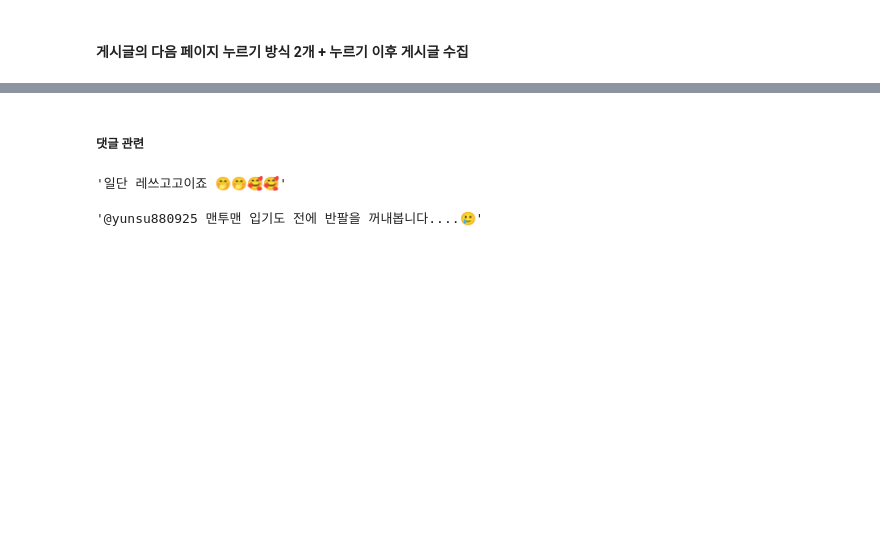
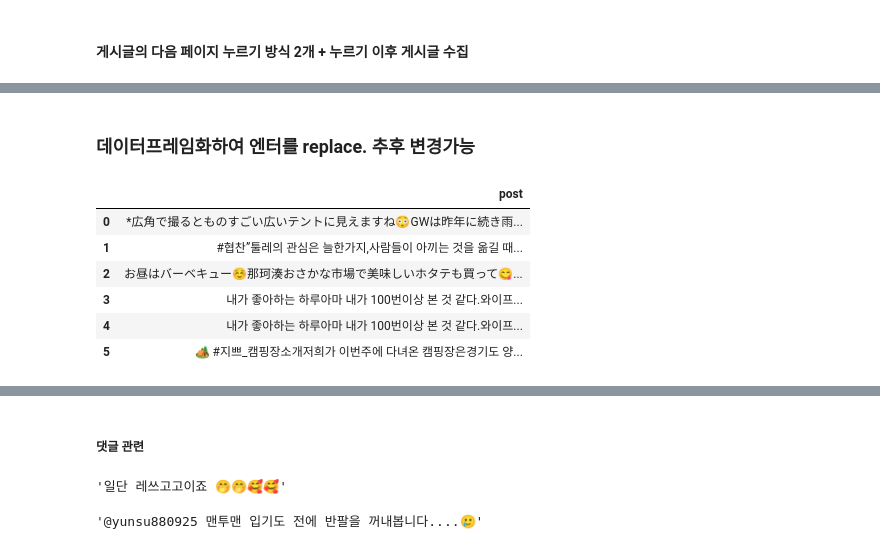
Before and after one commit to K-Final-Project/final, a Jupyter notebook: 산학 인스타 연습.ipynb, the cells around one changed output, grey strips where cells are left out. Drawn from its saved outputs; the diff is of its cells as text; code cells hidden in the pictures; blank space fills up the shorter version.

Commit message:
db 추가 + post 저장방법 고민중

```diff
--- a/산학 인스타 연습.ipynb
+++ b/산학 인스타 연습.ipynb
@@ -43,6 +50,6 @@ driver.find_element(By.XPATH, '//*[@id="react-root"]/section/main/div/div/div/di
 driver.find_element(By.CLASS_NAME,'_9AhH0').click()  # 첫게시글 클릭
 # %%
-main = []
-main.append(driver.find_element(By.CLASS_NAME, '_7UhW9.xLCgt.MMzan.KV-D4.se6yk.T0kll').text)  # 인스타 본문 내용 저장하기
-main
+post = []
+post.append(driver.find_element(By.CLASS_NAME, '_7UhW9.xLCgt.MMzan.KV-D4.se6yk.T0kll').text)  # 인스타 본문 내용 저장하기
+post
 # %% [output]
@@ -56,3 +63,9 @@ for b in range(1,3):
 # %% [output]
 일단 레쓰고고이죠 🤭🤭🥰🥰
 5월은 캠핑일정 중에 젤 바쁜날같아요ㅋㅋ
+# %%
+result=[]
+for i in post:
+    temp = i.replace('\n','')
+    result.append(temp)
+result
@@ -74,0 +196,13 @@ main
+# %% [markdown]
+### 데이터프레임화하여 엔터를 replace. 추후 변경가능
+# %%
+df = pd.DataFrame(result, columns = ['post']) # 현재 본문글만 긁어서 저장만 했음
+df
+# %% [output]
+|  | post |
+| 0 | *広角で撮るとものすごい広いテントに見えますね😳GWは昨年に続き雨... |
+| 1 | #협찬”툴레의 관심은 늘한가지,사람들이 아끼는 것을 옮길 때... |
+| 2 | お昼はバーベキュー☺️那珂湊おさかな市場で美味しいホタテも買って😋... |
+| 3 | 내가 좋아하는 하루아마 내가 100번이상 본 것 같다.와이프... |
+| 4 | 내가 좋아하는 하루아마 내가 100번이상 본 것 같다.와이프... |
+| 5 | 🏕 #지쁘_캠핑장소개저희가 이번주에 다녀온 캠핑장은경기도 양... |
```
Also changed, not shown: parts of 16 cells of this notebook.
